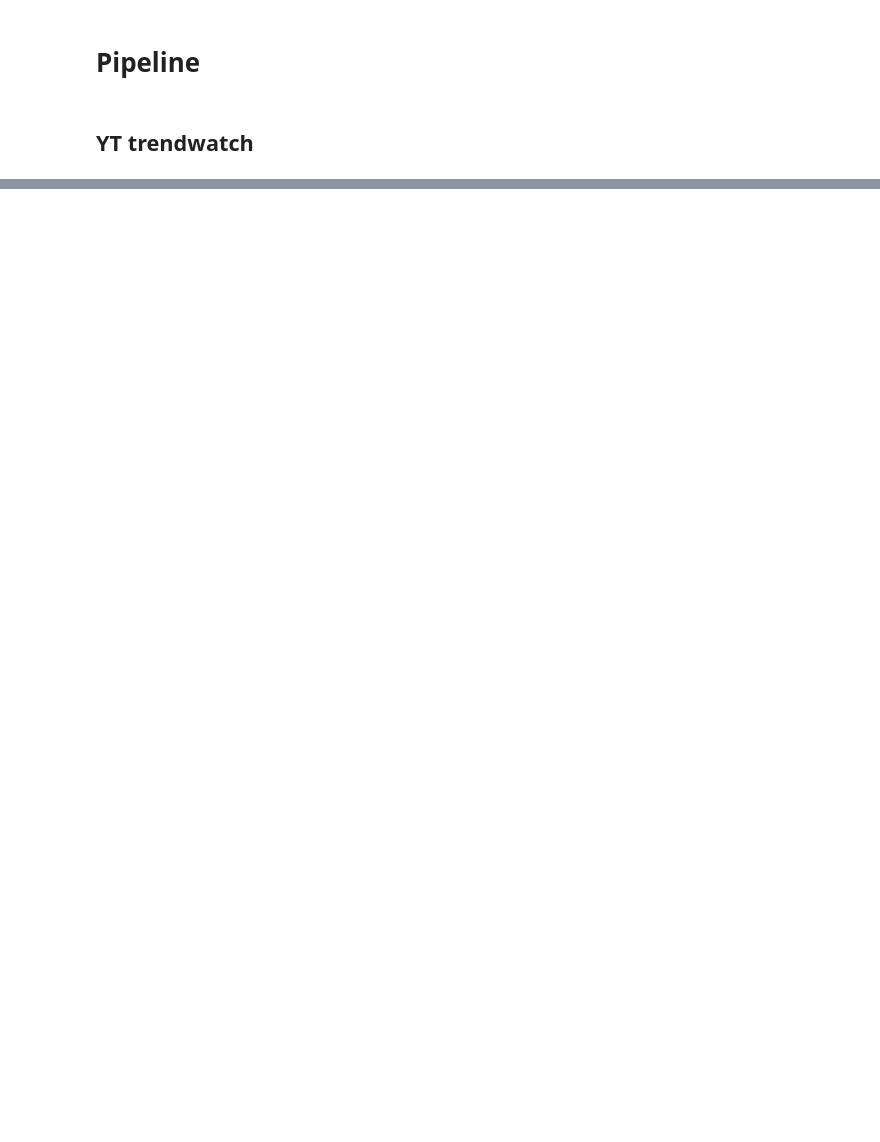
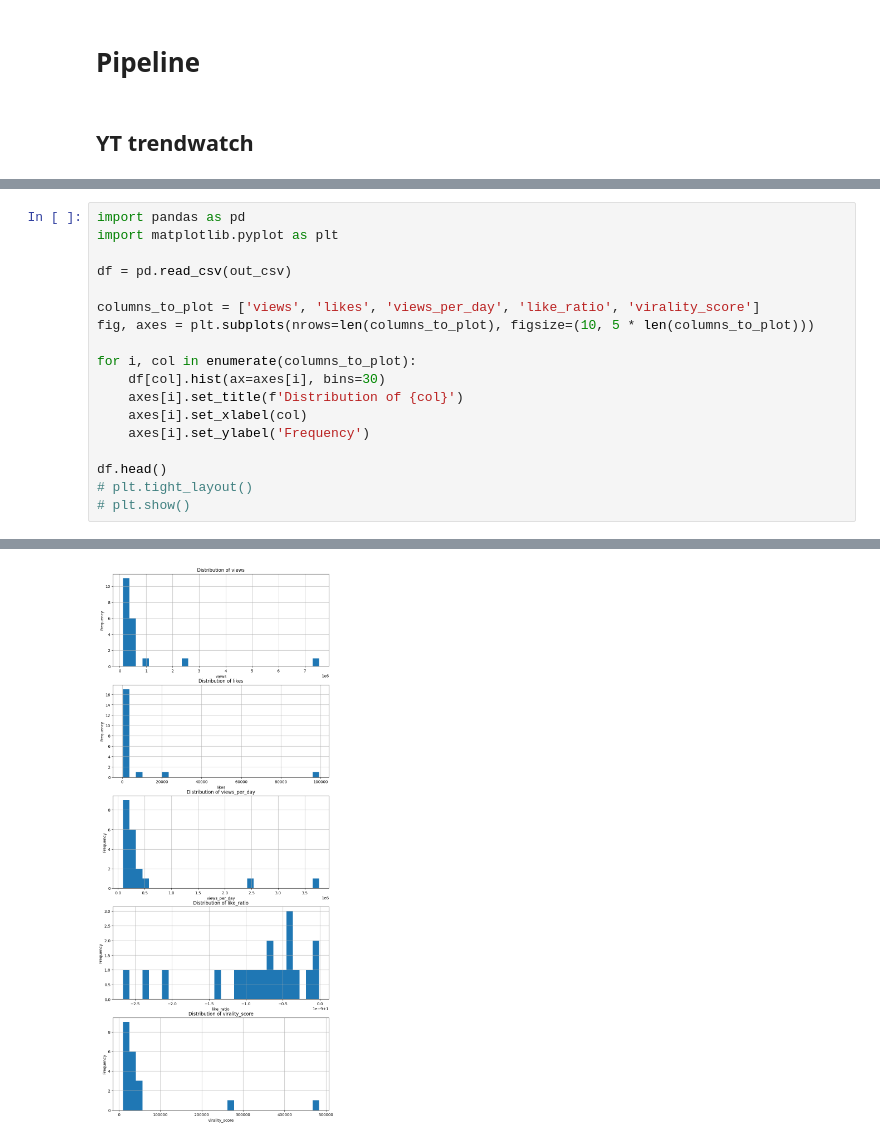
Before and after one commit to zack-dev-cm/trendwatch, a Jupyter notebook: trendwatch_yt.ipynb, the cells around one changed output, grey strips where cells are left out. Saved outputs shown, nothing was run; the diff lists cells and outputs as text; blank space fills up the shorter version.

```diff
--- a/trendwatch_yt.ipynb
+++ b/trendwatch_yt.ipynb
@@ -499,0 +505,19 @@ Analyzing ━━━━━━━━━━╺━━━━━━━━━━━━
+# %%
+import pandas as pd
+import matplotlib.pyplot as plt
+
+df = pd.read_csv(out_csv)
+
+columns_to_plot = ['views', 'likes', 'views_per_day', 'like_ratio', 'virality_score']
+fig, axes = plt.subplots(nrows=len(columns_to_plot), figsize=(10, 5 * len(columns_to_plot)))
+
+for i, col in enumerate(columns_to_plot):
+    df[col].hist(ax=axes[i], bins=30)
+    axes[i].set_title(f'Distribution of {col}')
+    axes[i].set_xlabel(col)
+    axes[i].set_ylabel('Frequency')
+
+df.head()
+# plt.tight_layout()
+# plt.show()
+# %% [output]
@@ -499,0 +530 @@ Analyzing ━━━━━━━━━━╺━━━━━━━━━━━━
+[figure, added]
```
Also changed, not shown: parts of 19 cells of this notebook.
